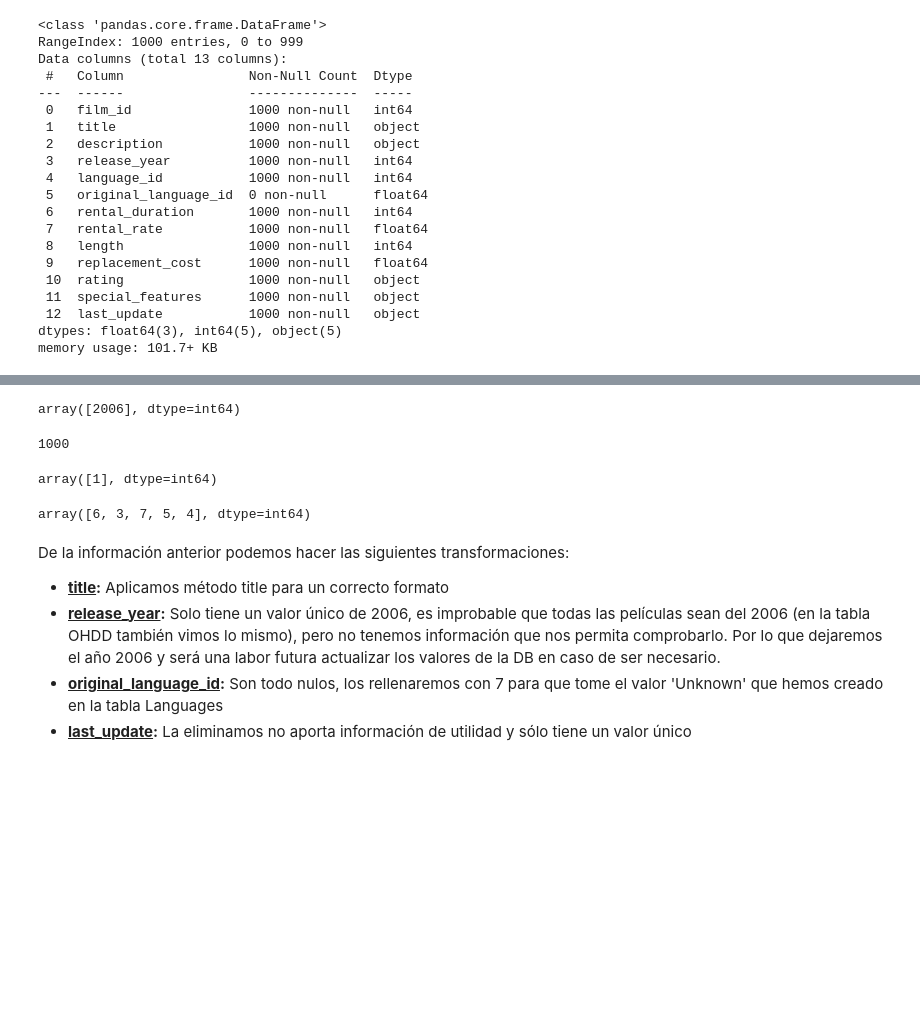
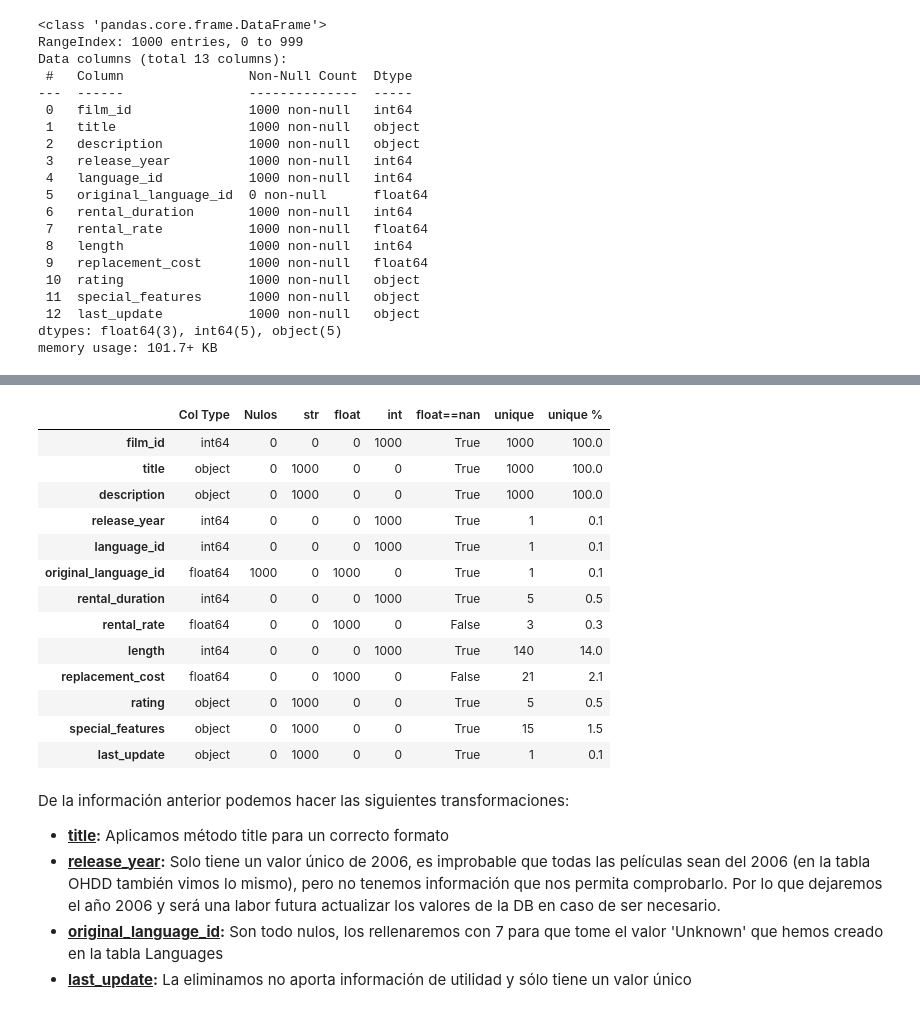
Before and after one commit to gusavato/2_IRONHACK_MySQL, a Jupyter notebook: jupyter/Clean.ipynb, the cells around one changed output, grey strips where cells are left out. Saved outputs shown, nothing was run; the diff lists cells and outputs as text; code cells hidden in the pictures; blank space fills up the shorter version.

```diff
--- a/jupyter/Clean.ipynb
+++ b/jupyter/Clean.ipynb
@@ -402,19 +418,20 @@ array(['2006-02-15 05:03:42'], dtype=object)
-# %%
-film.release_year.unique()
-# %% [output]
-array([2006], dtype=int64)
-# %%
-film.title.unique().size
-# %% [output]
-1000
-# %%
-film.language_id.unique()
-# %% [output]
-array([1], dtype=int64)
-# %%
-film.rental_duration.unique()
-# %% [output]
-array([6, 3, 7, 5, 4], dtype=int64)
+# %%
+cols_info(film)
+# %% [output]
+|  | Col Type | Nulos | str | float | int | float==nan | unique | unique % |
+| film_id | int64 | 0 | 0 | 0 | 1000 | True | 1000 | 100.0 |
+| title | object | 0 | 1000 | 0 | 0 | True | 1000 | 100.0 |
+| description | object | 0 | 1000 | 0 | 0 | True | 1000 | 100.0 |
+| release_year | int64 | 0 | 0 | 0 | 1000 | True | 1 | 0.1 |
+| language_id | int64 | 0 | 0 | 0 | 1000 | True | 1 | 0.1 |
+| original_language_id | float64 | 1000 | 0 | 1000 | 0 | True | 1 | 0.1 |
+| rental_duration | int64 | 0 | 0 | 0 | 1000 | True | 5 | 0.5 |
+| rental_rate | float64 | 0 | 0 | 1000 | 0 | False | 3 | 0.3 |
+| length | int64 | 0 | 0 | 0 | 1000 | True | 140 | 14.0 |
+| replacement_cost | float64 | 0 | 0 | 1000 | 0 | False | 21 | 2.1 |
+| rating | object | 0 | 1000 | 0 | 0 | True | 5 | 0.5 |
+| special_features | object | 0 | 1000 | 0 | 0 | True | 15 | 1.5 |
+| last_update | object | 0 | 1000 | 0 | 0 | True | 1 | 0.1 |
 # %% [markdown]
 De la información anterior podemos hacer las siguientes transformaciones:
 * <ins>**title</ins>:** Aplicamos método title para un correcto formato
```
Also changed, not shown: parts of 26 cells of this notebook, 3 other files.
